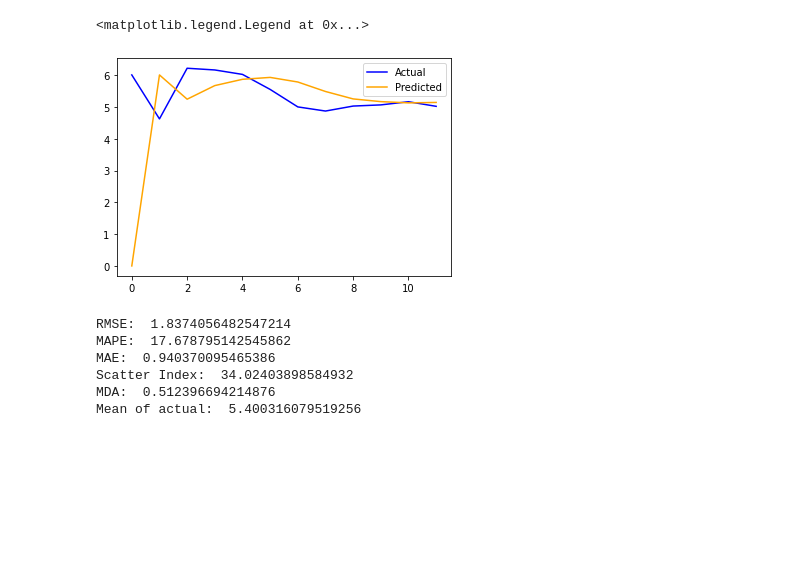
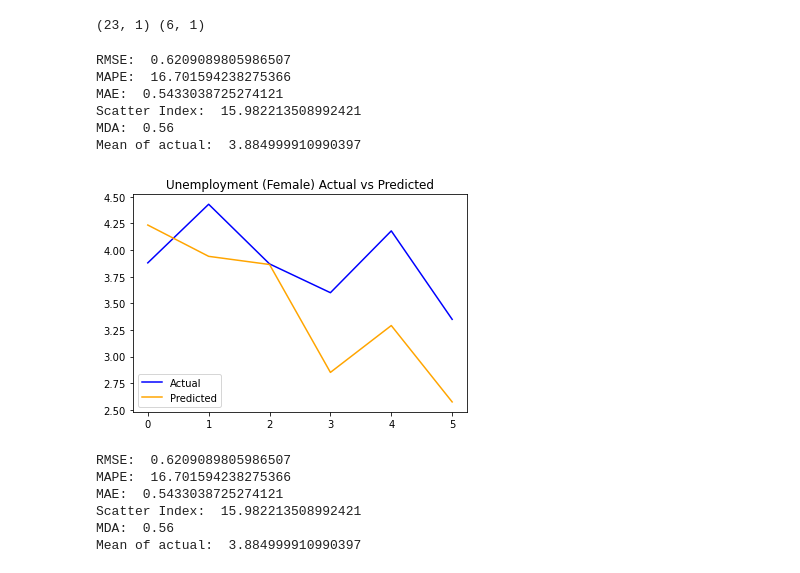
Before and after one commit to FarhanHabibie/UG-Project-Farhan, a Jupyter notebook: ARIMA Univariate Forecast.ipynb, the cells around one changed output. Saved outputs shown, nothing was run; the diff lists cells and outputs as text; code cells hidden in the pictures; blank space fills up the shorter version.

```diff
--- a/ARIMA Univariate Forecast.ipynb
+++ b/ARIMA Univariate Forecast.ipynb
@@ -112,7 +119,7 @@ def performance_metrics(y_test, y_pred):
     print("Mean of actual: ", mean)
 # %%
 data = read_data('/Users/farhanhabibie/Desktop/Farhan Thesis Code /UG-Project-Farhan/Indonesia Macro Dataset.xlsx',
-                     'NY.GDP.MKTP.KD.ZG')
+                     'SL.UEM.TOTL.FE.ZS')
 # %%
 data = data.dropna()
 # %%
@@ -174,25 +181,36 @@ test_size = len(data) - int(len(data) * 0.8)
 
 train = data[:-test_size]
 test = data[-test_size:]
+# %%
+print(train.shape, test.shape)
+# %% [output]
+(23, 1) (6, 1)
 # %%
-model = ARIMA(test, order=(0,1,1))
-fitted = model.fit()
-predict = fitted.predict()
+model = ARIMA(train, order=(12,1,1))
+model = model.fit()
+predict = model.predict(start=len(train), end=len(train)+len(test)-1)
 # %%
 df_actual = pd.DataFrame(test.values)
 df_predict = pd.DataFrame(predict.values)
 plt.plot(df_actual, color='blue', label='Actual')
 plt.plot(df_predict, color='orange', label='Predicted')
 plt.legend(loc='best')
+plt.title('Unemployment (Female) Actual vs Predicted')
+performance_metrics(test.values, predict.values)
 # %% [output]
-<matplotlib.legend.Legend at 0x...>
+RMSE:  0.6209089805986507
+MAPE:  16.701594238275366
+MAE:  0.5433038725274121
+Scatter Index:  15.982213508992421
+MDA:  0.56
+Mean of actual:  3.884999910990397
-[figure, old version]
+[figure, new version]
 # %%
 performance_metrics(test.values, predict.values)
 # %% [output]
-RMSE:  1.8374056482547214
-MAPE:  17.678795142545862
-MAE:  0.940370095465386
-Scatter Index:  34.02403898584932
-MDA:  0.512396694214876
-Mean of actual:  5.400316079519256
+RMSE:  0.6209089805986507
+MAPE:  16.701594238275366
+MAE:  0.5433038725274121
+Scatter Index:  15.982213508992421
+MDA:  0.56
+Mean of actual:  3.884999910990397
```
Also changed, not shown: parts of 9 cells of this notebook, 3 other files.
